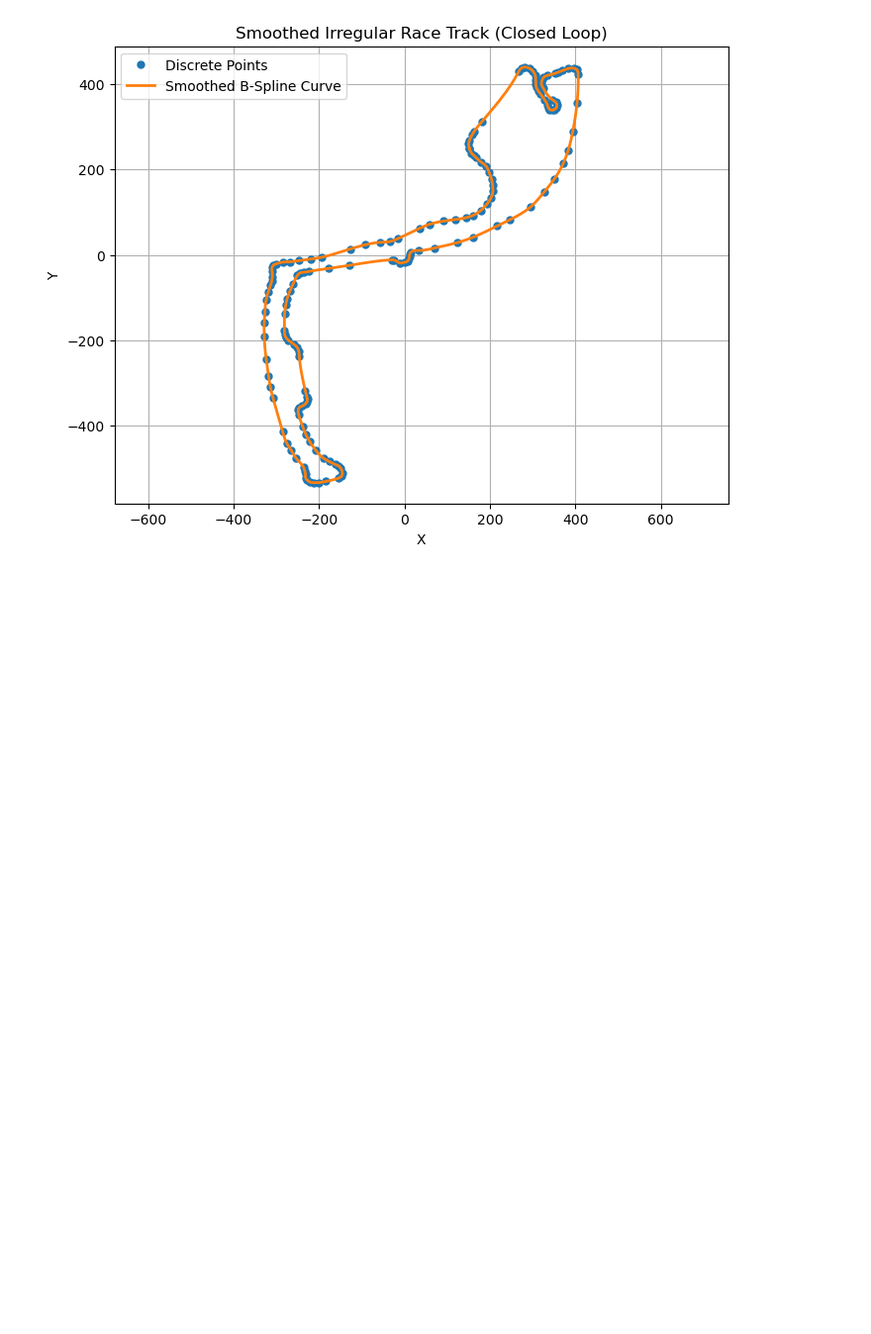
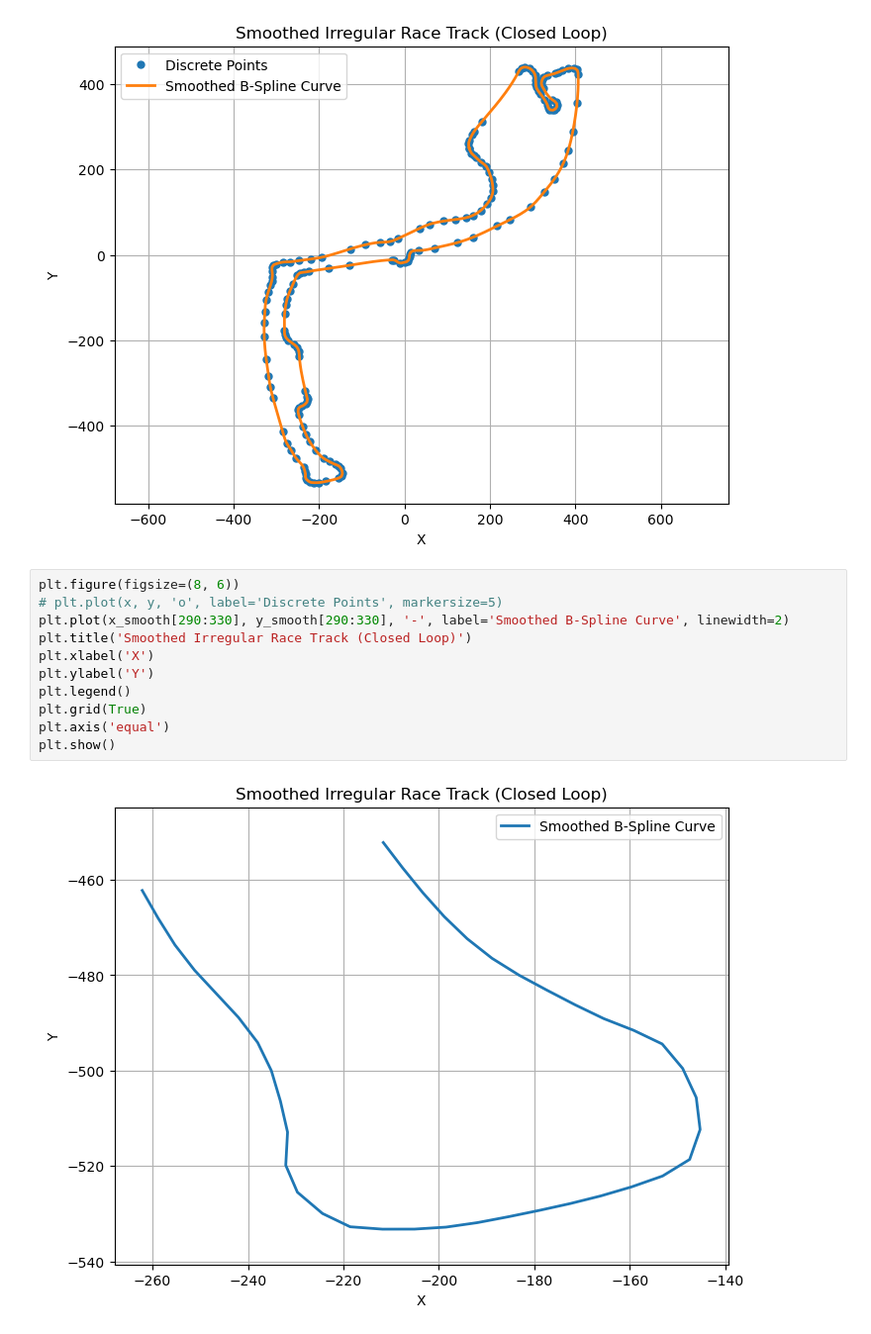
Before and after one commit to nathanctodd/Monaco, a Jupyter notebook: vol4proj.ipynb, the cells around one changed output. Shown at 99% size. Drawn from its saved outputs; the diff is of its cells as text; blank space fills up the shorter version.

```diff
--- a/vol4proj.ipynb
+++ b/vol4proj.ipynb
@@ -267,6 +265,19 @@ plt.axis('equal')
 plt.show()
 # %% [output]
 [figure]
+# %%
+plt.figure(figsize=(8, 6))
+# plt.plot(x, y, 'o', label='Discrete Points', markersize=5)
+plt.plot(x_smooth[290:330], y_smooth[290:330], '-', label='Smoothed B-Spline Curve', linewidth=2)
+plt.title('Smoothed Irregular Race Track (Closed Loop)')
+plt.xlabel('X')
+plt.ylabel('Y')
+plt.legend()
+plt.grid(True)
+plt.axis('equal')
+plt.show()
+# %% [output]
+[figure, added]
 # %%
 t_0 = 0
 t_f = 20
```
Also changed, not shown: parts of 5 cells of this notebook.
